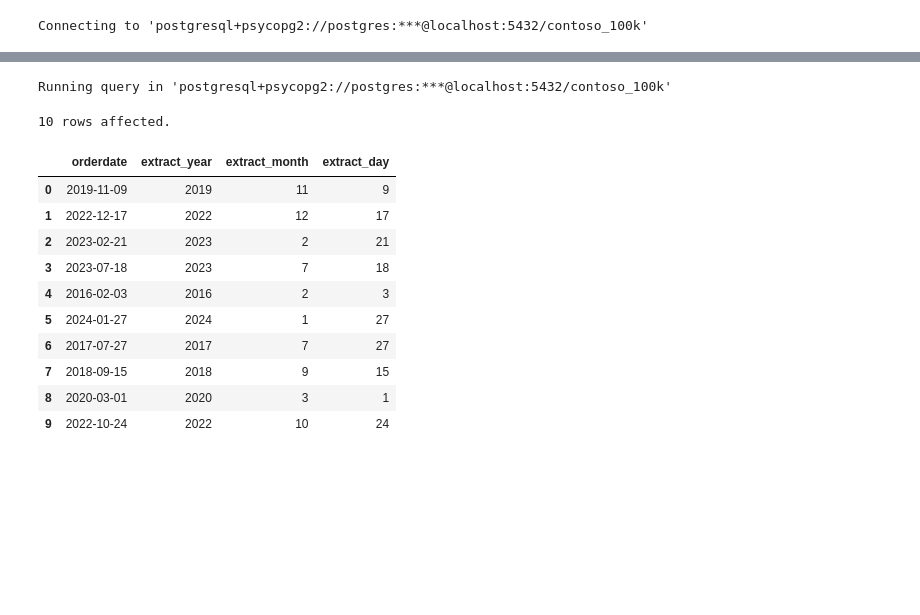
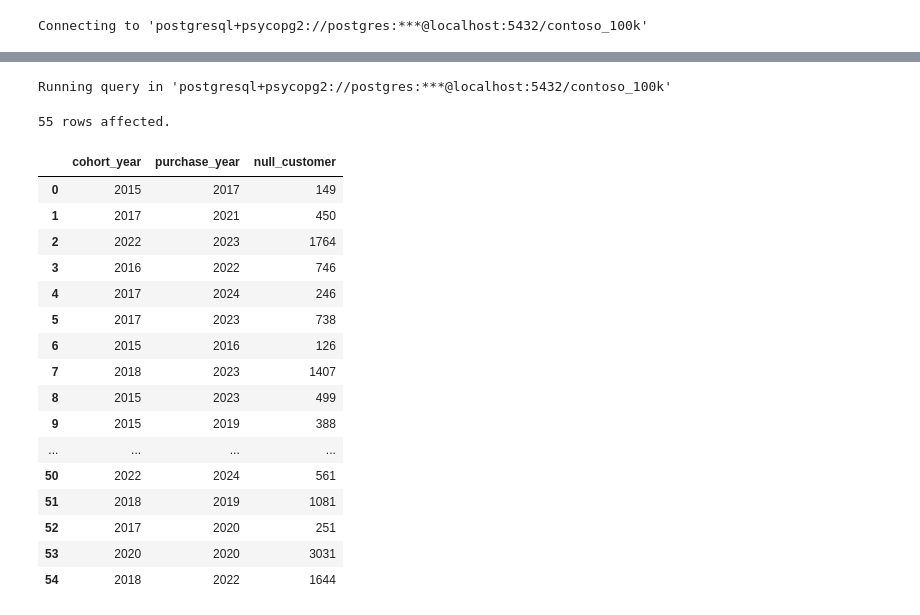
Before and after one commit to Ozkanjo/Kurabiye, a Jupyter notebook: Resources/Blank_SQL_Notebook.ipynb, the cells around one changed output, grey strips where cells are left out. Saved outputs shown, nothing was run; the diff lists cells and outputs as text; code cells hidden in the pictures; blank space fills up the shorter version.

```diff
--- a/Resources/Blank_SQL_Notebook.ipynb
+++ b/Resources/Blank_SQL_Notebook.ipynb
@@ -129,25 +58,37 @@ Running query in 'postgresql+psycopg2://postgres:***@localhost:5432/contoso_100k
-# %%
-%%sql
-
-select
-orderdate,
-extract(year from orderdate) as extract_year,
-extract(month from orderdate) as extract_month,
-extract(day from orderdate) as extract_day
-from sales
-order by random()
-limit 10
-# %% [output]
-Running query in 'postgresql+psycopg2://postgres:***@localhost:5432/contoso_100k'
-10 rows affected.
-|  | orderdate | extract_year | extract_month | extract_day |
-| 0 | 2019-11-09 | 2019 | 11 | 9 |
-| 1 | 2022-12-17 | 2022 | 12 | 17 |
-| 2 | 2023-02-21 | 2023 | 2 | 21 |
-| 3 | 2023-07-18 | 2023 | 7 | 18 |
-| 4 | 2016-02-03 | 2016 | 2 | 3 |
-| 5 | 2024-01-27 | 2024 | 1 | 27 |
-| 6 | 2017-07-27 | 2017 | 7 | 27 |
-| 7 | 2018-09-15 | 2018 | 9 | 15 |
-| 8 | 2020-03-01 | 2020 | 3 | 1 |
-| 9 | 2022-10-24 | 2022 | 10 | 24 |
+# %%
+%%sql
+
+with yearly_cohort as(
+
+select distinct
+  customerkey,
+  extract(year from min(orderdate) over (partition by customerkey)) as cohort_year,
+  extract(year from orderdate) as purchase_year
+from sales
+)
+
+select distinct
+  cohort_year,
+  purchase_year,
+  count(customerkey) over (partition by purchase_year,cohort_year) as null_customer
+from yearly_cohort
+# %% [output]
+Running query in 'postgresql+psycopg2://postgres:***@localhost:5432/contoso_100k'
+55 rows affected.
+|  | cohort_year | purchase_year | null_customer |
+| 0 | 2015 | 2017 | 149 |
+| 1 | 2017 | 2021 | 450 |
+| 2 | 2022 | 2023 | 1764 |
+| 3 | 2016 | 2022 | 746 |
+| 4 | 2017 | 2024 | 246 |
+| 5 | 2017 | 2023 | 738 |
+| 6 | 2015 | 2016 | 126 |
+| 7 | 2018 | 2023 | 1407 |
+| 8 | 2015 | 2023 | 499 |
+| 9 | 2015 | 2019 | 388 |
+| ... | ... | ... | ... |
+| 50 | 2022 | 2024 | 561 |
+| 51 | 2018 | 2019 | 1081 |
+| 52 | 2017 | 2020 | 251 |
+| 53 | 2020 | 2020 | 3031 |
+| 54 | 2018 | 2022 | 1644 |
```
Also changed, not shown: parts of 12 cells of this notebook.
